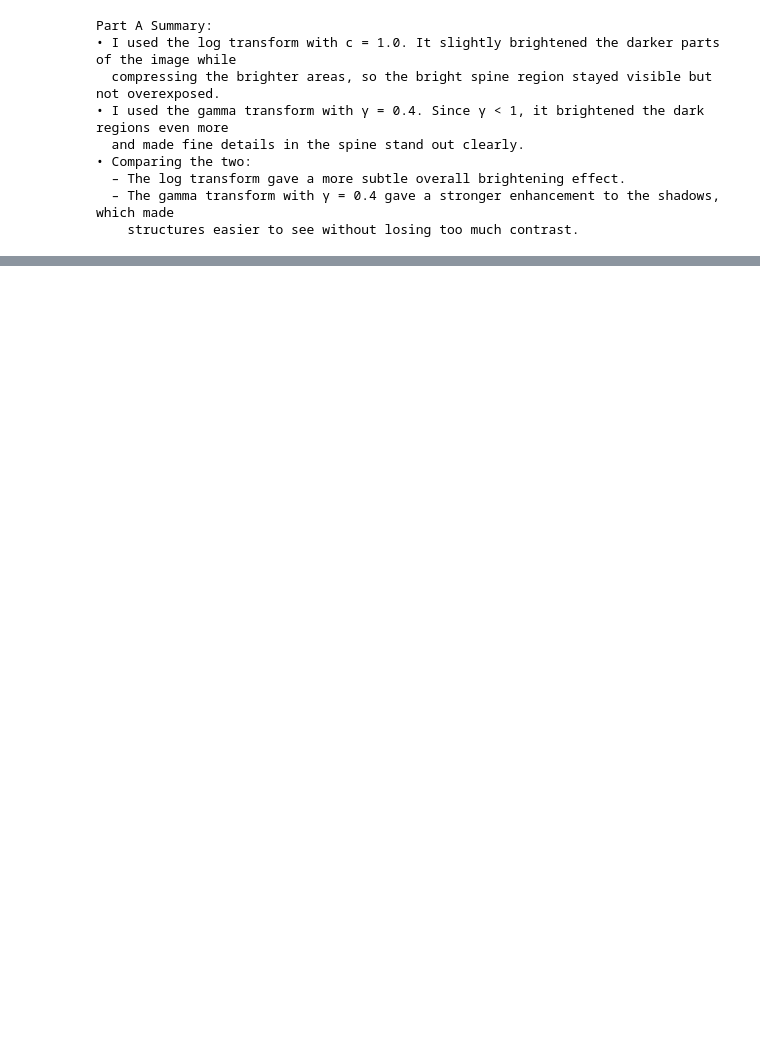
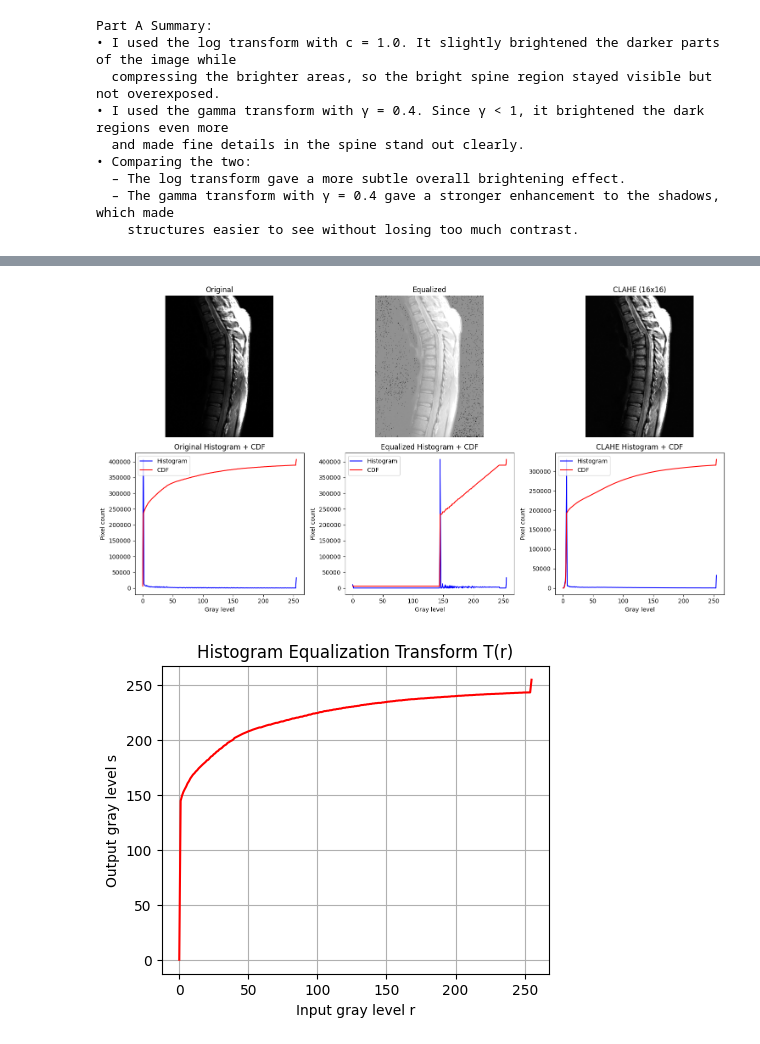
Before and after one commit to sharvaniyadav/ECE1512-Digital-Image-Processing-, a Jupyter notebook: ECE1512_Assignment_1_Sharvani_Yadav.ipynb, the cells around one changed output, grey strips where cells are left out. Saved outputs shown, nothing was run; the diff lists cells and outputs as text; code cells hidden in the pictures; blank space fills up the shorter version.

Commit message:
Part B Complete.

```diff
--- a/ECE1512_Assignment_1_Sharvani_Yadav.ipynb
+++ b/ECE1512_Assignment_1_Sharvani_Yadav.ipynb
@@ -213,0 +216,79 @@ Part A Summary:
+# %%
+# Part B: Histogram Equalization
+# I computed the original histogram, applied global histogram equalization,
+# plotted the transformation function, and compared with CLAHE.
+
+import cv2
+import numpy as np
+import matplotlib.pyplot as plt
+
+# I loaded the original image as grayscale
+img_orig = cv2.imread("/content/fig38a.tif", cv2.IMREAD_GRAYSCALE)
+
+# I calculated the histogram and CDF of the original image
+hist_orig = cv2.calcHist([img_orig], [0], None, [256], [0, 256])
+cdf_orig = hist_orig.cumsum()
+cdf_orig_norm = cdf_orig * float(hist_orig.max()) / cdf_orig.max()
+
+# I applied global histogram equalization
+img_eq = cv2.equalizeHist(img_orig)
+
+# I calculated histogram and CDF for the equalized image
+hist_eq = cv2.calcHist([img_eq], [0], None, [256], [0, 256])
+cdf_eq = hist_eq.cumsum()
+cdf_eq_norm = cdf_eq * float(hist_eq.max()) / cdf_eq.max()
+
+# I applied CLAHE (localized equalization) with a 16x16 grid
+clahe = cv2.createCLAHE(clipLimit=2.0, tileGridSize=(16, 16))
+img_clahe = clahe.apply(img_orig)
+
+# I calculated histogram and CDF for the CLAHE image
+hist_clahe = cv2.calcHist([img_clahe], [0], None, [256], [0, 256])
+cdf_clahe = hist_clahe.cumsum()
+cdf_clahe_norm = cdf_clahe * float(hist_clahe.max()) / cdf_clahe.max()
+
+# I plotted the results in a 2-row layout
+plt.figure(figsize=(15, 8))
+
+# Row 1: images
+plt.subplot(2, 3, 1); plt.imshow(img_orig, cmap='gray'); plt.title("Original"); plt.axis('off')
+plt.subplot(2, 3, 2); plt.imshow(img_eq, cmap='gray'); plt.title("Equalized"); plt.axis('off')
+plt.subplot(2, 3, 3); plt.imshow(img_clahe, cmap='gray'); plt.title("CLAHE (16x16)"); plt.axis('off')
+
+# Row 2: histograms + CDFs with legends
+plt.subplot(2, 3, 4)
+plt.plot(hist_orig, label="Histogram", color='blue')
+plt.plot(cdf_orig_norm, label="CDF", color='red')
+plt.title("Original Histogram + CDF")
+plt.xlabel("Gray level"); plt.ylabel("Pixel count")
+plt.legend(loc="upper left")
+
+plt.subplot(2, 3, 5)
+plt.plot(hist_eq, label="Histogram", color='blue')
+plt.plot(cdf_eq_norm, label="CDF", color='red')
+plt.title("Equalized Histogram + CDF")
+plt.xlabel("Gray level"); plt.ylabel("Pixel count")
+plt.legend(loc="upper left")
+
+plt.subplot(2, 3, 6)
+plt.plot(hist_clahe, label="Histogram", color='blue')
+plt.plot(cdf_clahe_norm, label="CDF", color='red')
+plt.title("CLAHE Histogram + CDF")
+plt.xlabel("Gray level"); plt.ylabel("Pixel count")
+plt.legend(loc="upper left")
+
+plt.tight_layout()
+plt.show()
+
+# I plotted the histogram equalization transform function T(r)
+cdf_norm = (cdf_orig - cdf_orig.min()) * 255 / (cdf_orig.max() - cdf_orig.min())
+plt.figure(figsize=(5, 4))
+plt.plot(cdf_norm, color='red')
+plt.title("Histogram Equalization Transform T(r)")
+plt.xlabel("Input gray level r")
+plt.ylabel("Output gray level s")
+plt.grid()
+plt.show()
+# %% [output]
+[figure, added]
+[figure, added]
```
Also changed, not shown: parts of 9 cells of this notebook.
